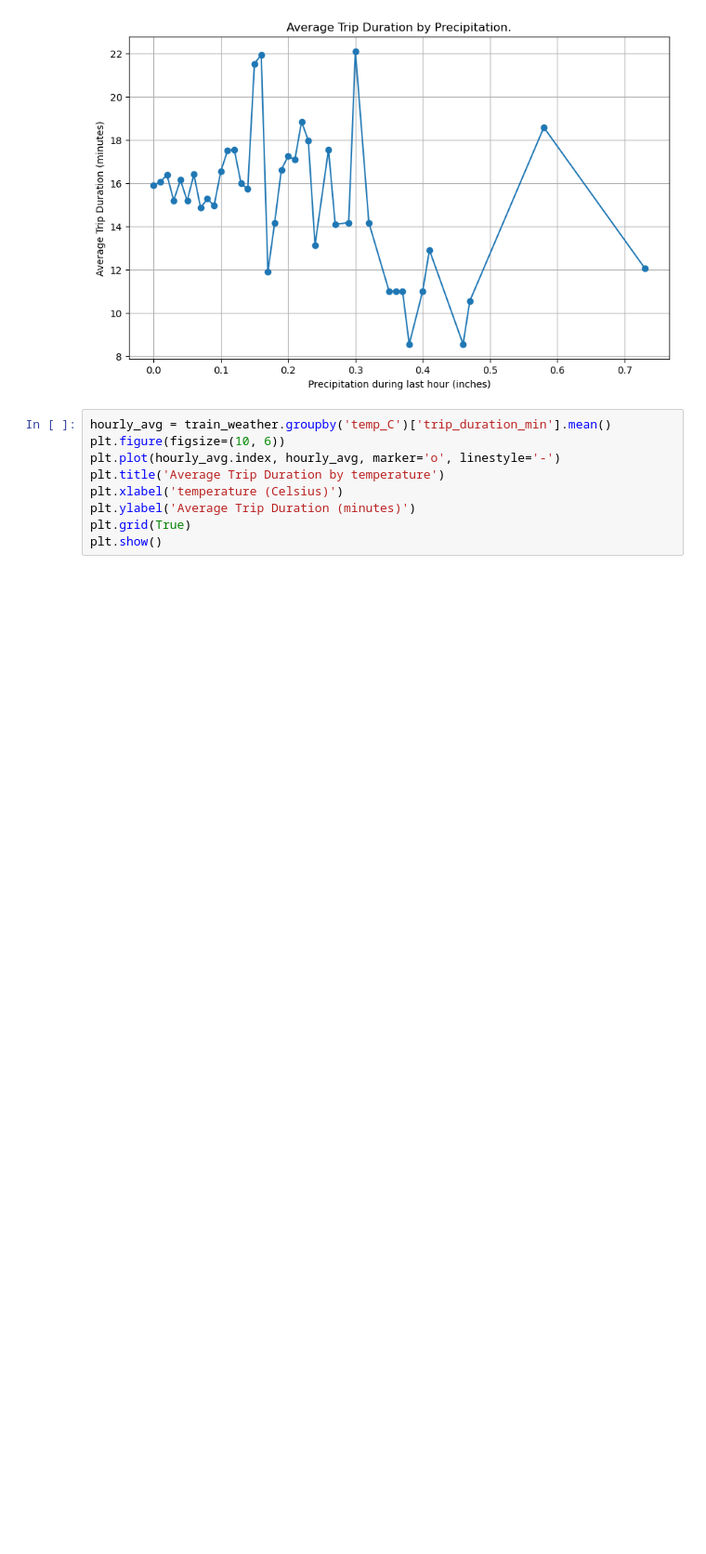
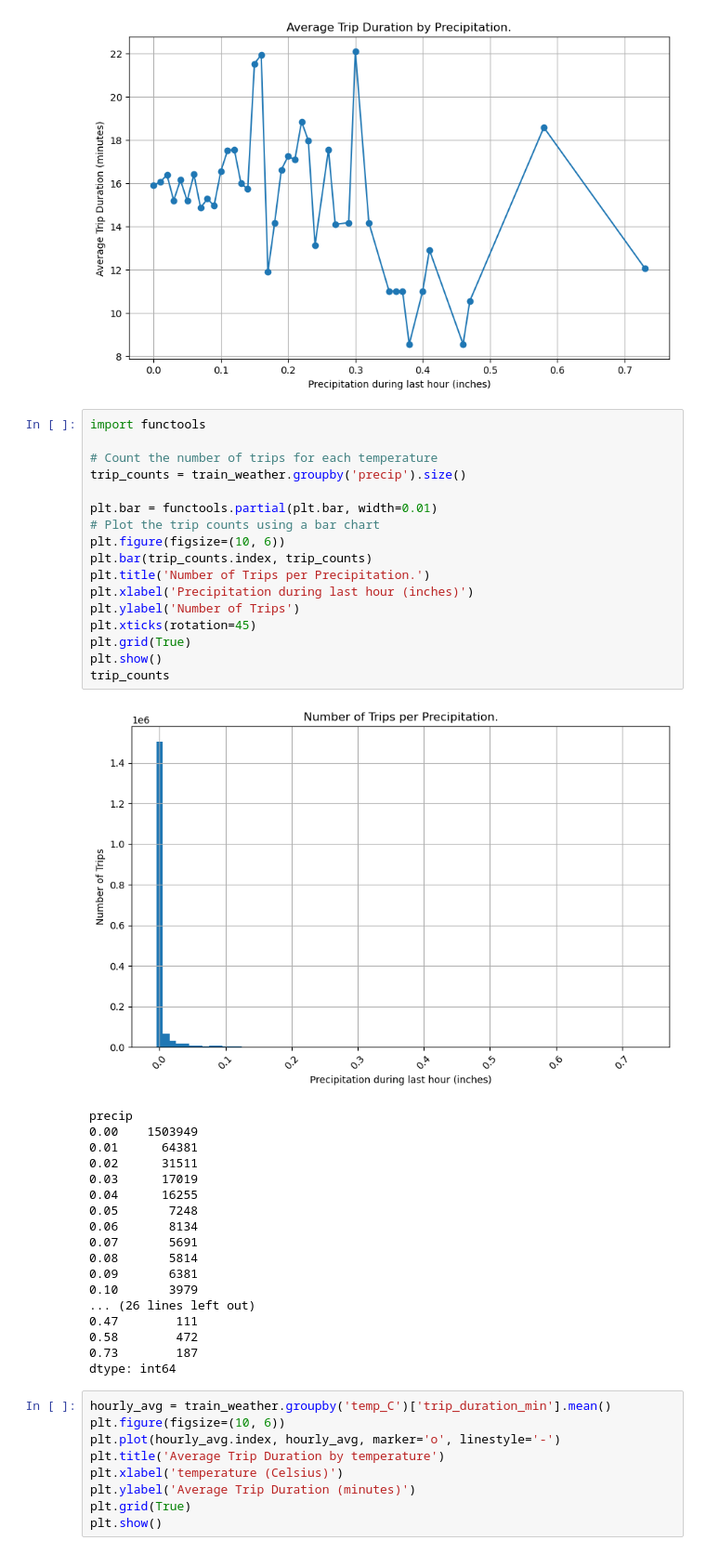
Before and after one commit to Niki123456123456/taxi_trip_duration, a Jupyter notebook: train_with_weather.ipynb, the cells around one changed output. Shown at 93% size. Saved outputs shown, nothing was run; the diff lists cells and outputs as text; blank space fills up the shorter version.

```diff
--- a/train_with_weather.ipynb
+++ b/train_with_weather.ipynb
@@ -116,6 +116,42 @@ plt.grid(True)
 plt.show()
 # %% [output]
 [figure]
+# %%
+import functools
+
+# Count the number of trips for each temperature
+trip_counts = train_weather.groupby('precip').size()
+
+plt.bar = functools.partial(plt.bar, width=0.01)
+# Plot the trip counts using a bar chart
+plt.figure(figsize=(10, 6))
+plt.bar(trip_counts.index, trip_counts)
+plt.title('Number of Trips per Precipitation.')
+plt.xlabel('Precipitation during last hour (inches)')
+plt.ylabel('Number of Trips')
+plt.xticks(rotation=45)
+plt.grid(True)
+plt.show()
+trip_counts
+# %% [output]
+[figure, added]
+precip
+0.00    1503949
+0.01      64381
+0.02      31511
+0.03      17019
+0.04      16255
+0.05       7248
+0.06       8134
+0.07       5691
+0.08       5814
+0.09       6381
+0.10       3979
+... (26 lines left out)
+0.47        111
+0.58        472
+0.73        187
+dtype: int64
 # %%
 hourly_avg = train_weather.groupby('temp_C')['trip_duration_min'].mean()
 plt.figure(figsize=(10, 6))
```
Also changed, not shown: parts of 3 cells of this notebook, 3 other files.
